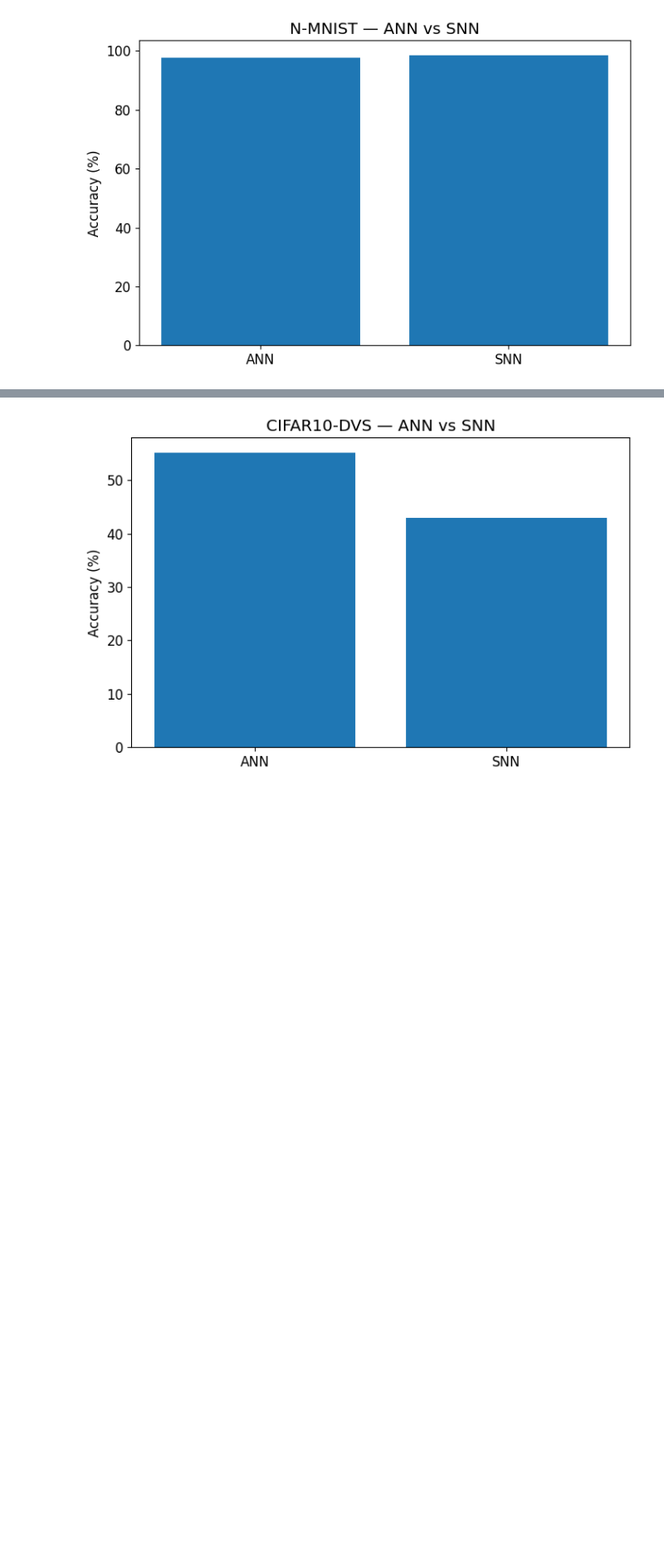
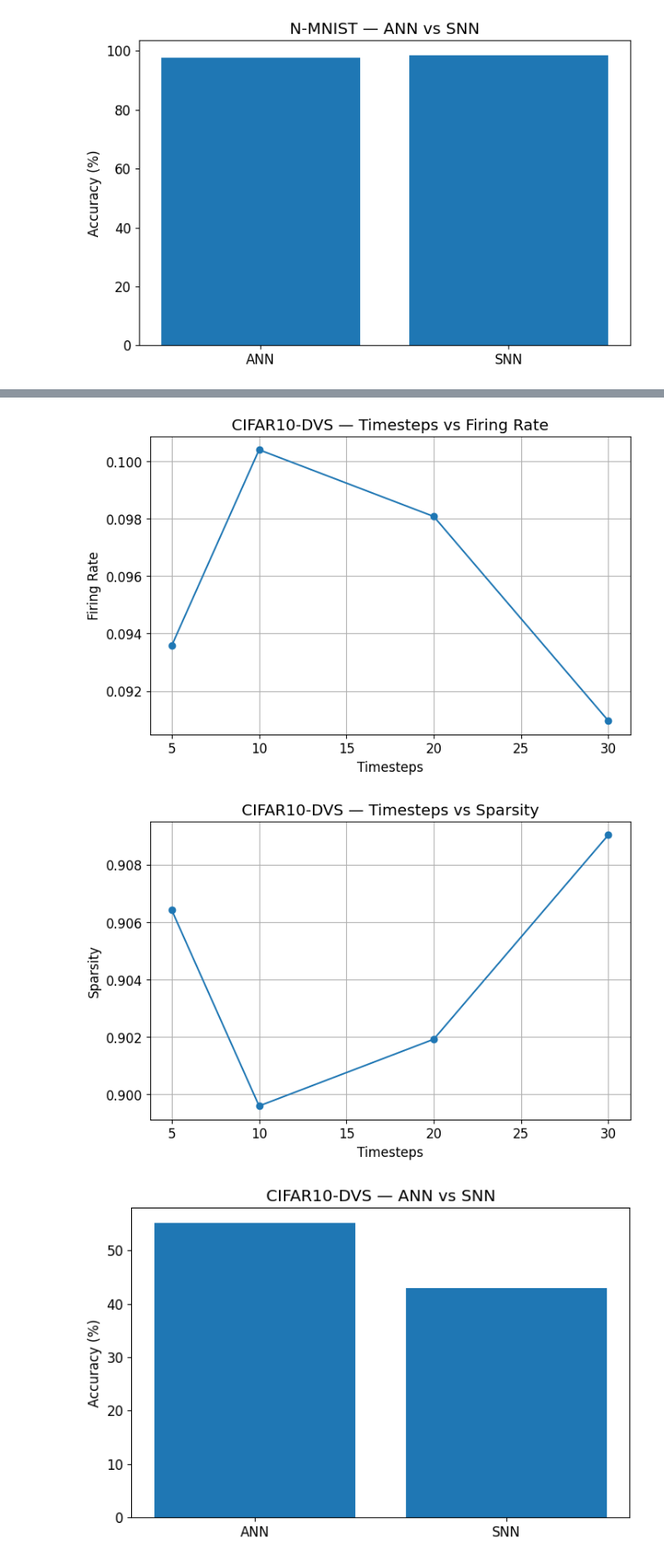
Before and after one commit to julenlegido/SpikingNeuralNetworks, a Jupyter notebook: notebooks/temporal_datasets.ipynb, the cells around one changed output, grey strips where cells are left out. Shown at 83% size. Drawn from its saved outputs; the diff is of its cells as text; code cells hidden in the pictures; blank space fills up the shorter version.

```diff
--- a/notebooks/temporal_datasets.ipynb
+++ b/notebooks/temporal_datasets.ipynb
@@ -175,3 +237,43 @@ plt.show()
+# %%
+spa5 = load_json("results/logs/spike_analysis_dvs_improved_5epochs.json")
+spa10 = load_json("results/logs/spike_analysis_dvs_improved_10epochs.json")
+spa20 = load_json("results/logs/spike_analysis_dvs_improved_20epochs.json")
+spa30 = load_json("results/logs/spike_analysis_dvs_improved_30epochs.json")
+
+fra = [
+    spa5["firing_rate"],
+    spa10["firing_rate"],
+    spa20["firing_rate"],
+    spa30["firing_rate"]
+]
+
+spa = [
+    spa5["sparsity"],
+    spa10["sparsity"],
+    spa20["sparsity"],
+    spa30["sparsity"]
+]
+
+# Firing Rate
+plt.plot(timesteps, fr, marker="o")
+plt.xlabel("Timesteps")
+plt.ylabel("Firing Rate")
+plt.title("CIFAR10-DVS — Timesteps vs Firing Rate")
+plt.grid()
+plt.savefig("results/figures/dvs_improved_firingRate_timesteps_comparison.png", dpi=300)
+plt.show()
+
+# Sparsity
+plt.plot(timesteps, sp, marker="o")
+plt.xlabel("Timesteps")
+plt.ylabel("Sparsity")
+plt.title("CIFAR10-DVS — Timesteps vs Sparsity")
+plt.grid()
+plt.savefig("results/figures/dvs_improved_sparsity_timesteps_comparison.png", dpi=300)
+plt.show()
+# %% [output]
+[figure, added]
+[figure, added]
 # %%
 ann_dvs = load_json("results/logs/ann_dvs_results_20epochs.json")
 snn_dvs = load_json("results/logs/snn_dvs_improved_20epochs.json")
```
Also changed, not shown: parts of 4 cells of this notebook, 11 other files.
